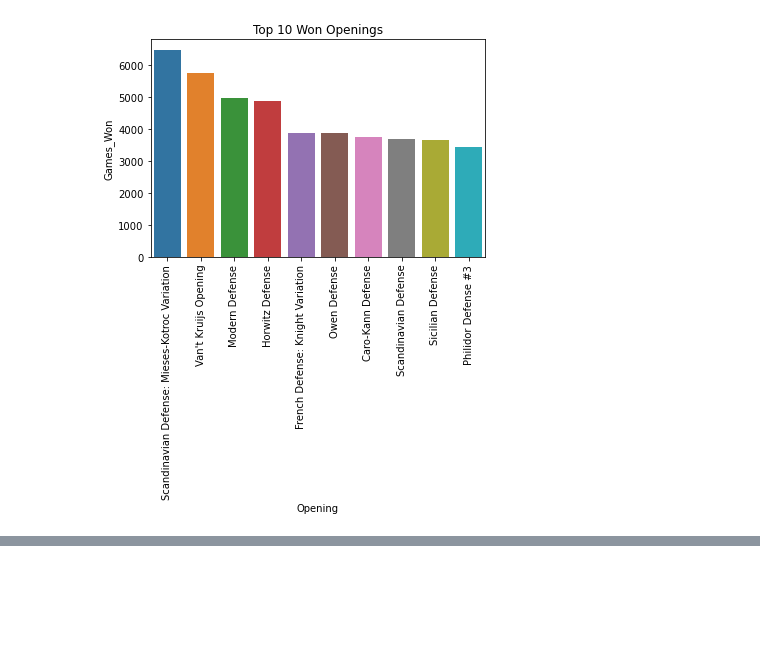
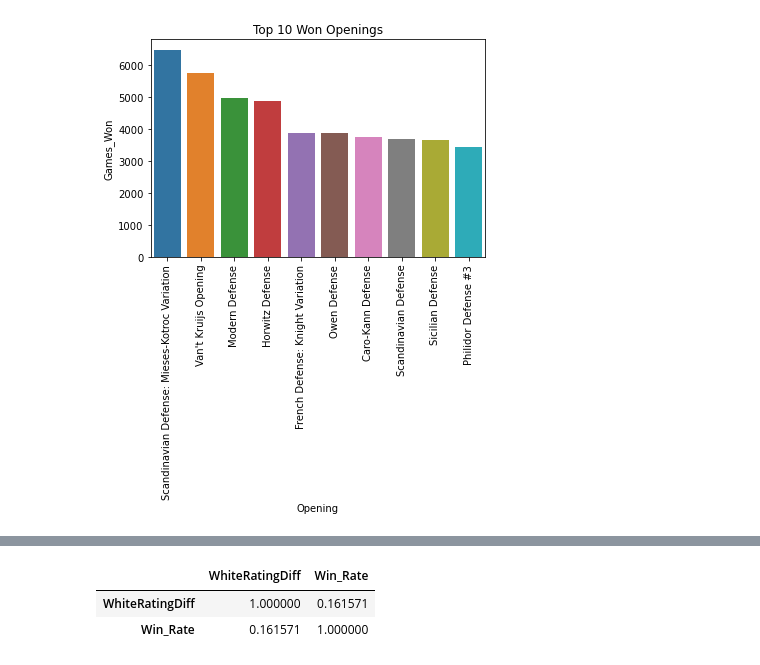
Before and after one commit to jeanie-liu/chess_win_predictor, a Jupyter notebook: summary_descriptive_stats.ipynb, the cells around one changed output, grey strips where cells are left out. Saved outputs shown, nothing was run; the diff lists cells and outputs as text; code cells hidden in the pictures; blank space fills up the shorter version.

```diff
--- a/summary_descriptive_stats.ipynb
+++ b/summary_descriptive_stats.ipynb
@@ -221,0 +226,7 @@ opening_games[opening_games['Games_Played'] >= 50]
+# %%
+#adding win rate to individual games data frame
+%sql chess_games_rate << SELECT * FROM chess_games LEFT JOIN opening_win_rate \
+ON chess_games.Opening = opening_win_rate.Opening_Type
+
+chess_games_rate = chess_games_rate.drop(columns = ['Opening_Type'])
+display(chess_games_rate)
@@ -222,8 +248,13 @@ opening_games[opening_games['Games_Played'] >= 50]
 # %%
-#histograms, scatterplots
+#correlation between Elo rating differential and win rate
+chess_games_rate[['WhiteRatingDiff','Win_Rate']].corr()
 
 #correlation between opening played and win rate
 
-#correlation between Elo rating differential and win rate
+#histograms, scatterplots
 
 #covariance
+# %% [output]
+|  | WhiteRatingDiff | Win_Rate |
+| WhiteRatingDiff | 1.000000 | 0.161571 |
+| Win_Rate | 0.161571 | 1.000000 |
```
Also changed, not shown: parts of 6 cells of this notebook, 3 other files.
